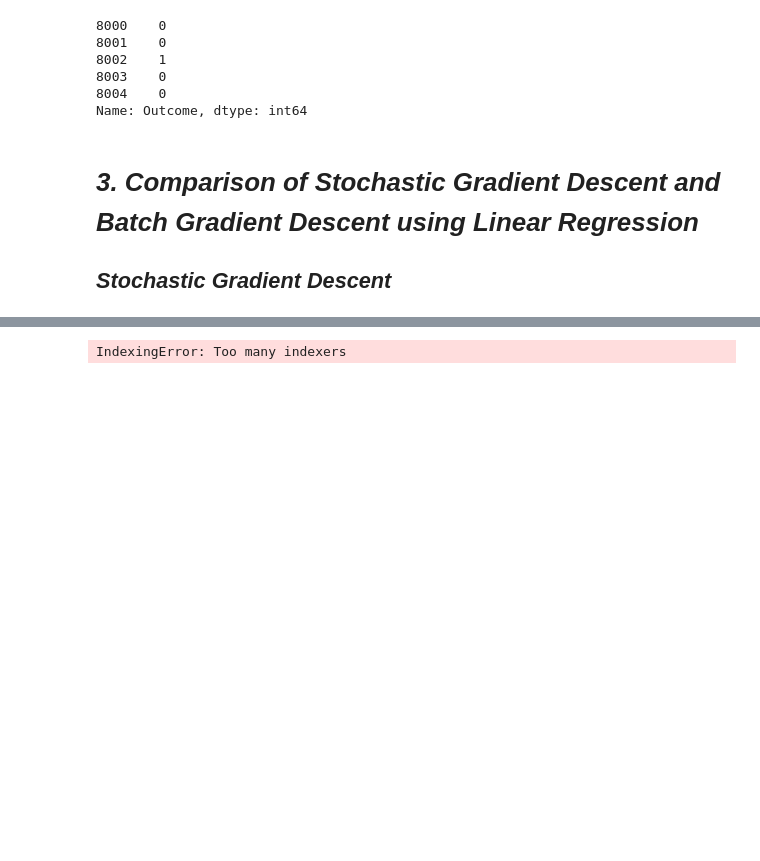
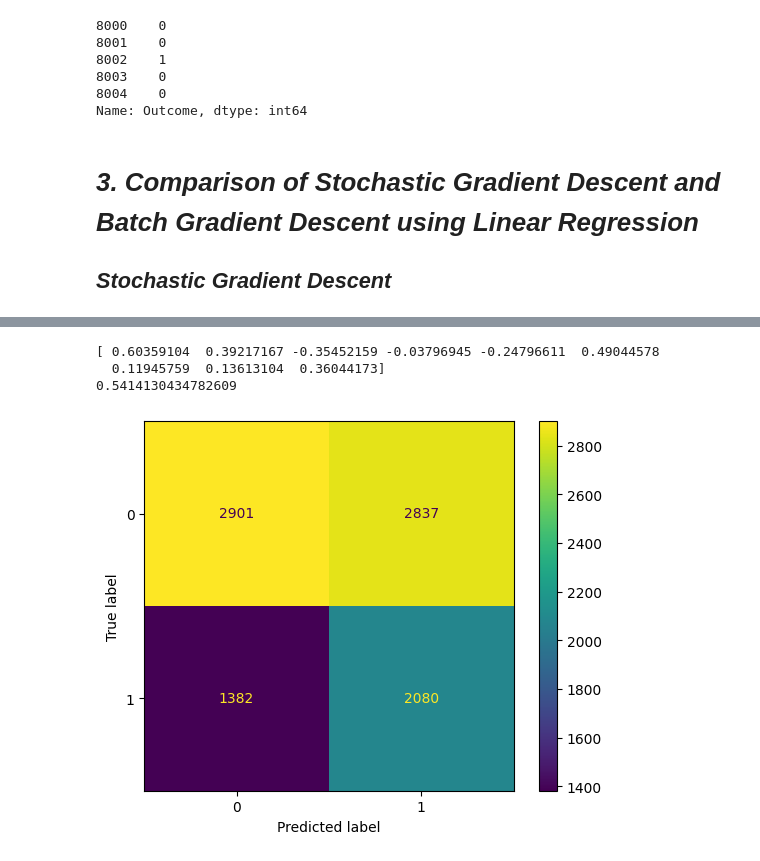
Before and after one commit to AmarjeetMohanty/ML_-assignment, a Jupyter notebook: model.ipynb, the cells around one changed output, grey strips where cells are left out. Saved outputs shown, nothing was run; the diff lists cells and outputs as text; code cells hidden in the pictures; blank space fills up the shorter version.

```diff
--- a/model.ipynb
+++ b/model.ipynb
@@ -228,3 +228,7 @@ Name: Outcome, dtype: int64
 # ***3. Comparison of Stochastic Gradient Descent and Batch Gradient Descent using Linear Regression***
 
 ## **_Stochastic Gradient Descent_**
+# %%
+X = df.drop(['Outcome'], axis=1)
+y = df['Outcome']
+X.head(),y.head()
@@ -231,23 +255,49 @@ Name: Outcome, dtype: int64
+# %%
+Synthetic_data = pd.read_csv(r"Generated_data")
+
+
+X1=Synthetic_data.iloc[:,1:9]
+for i in X1.columns:
+    X1[i]=(X1[i]-X1[i].mean())/X1[i].std()
+X1.insert(0, 'Ones', 1)
+
+X=X1.iloc[0:800,:]
+Y=Synthetic_data.iloc[0:800:,9:10]
+
+x_t=X1.iloc[800:,:]
+y_t=Synthetic_data.iloc[800:,9:10]
 # %%
-def Stochastic_gradient_descent(x,y, learning_rate, epochs):
+def Stochastic_gradient_descent(x,y, alpha, iterations):
 
     costIteration = []  # For storing the cost function at each iteration
     theta = np.ones((1,x.shape[1]))# Initializing thetas with 0s
 
     m = y.size
 
 
-    for i in range(epochs):
+    for i in range(iterations):
       index=np.random.randint(0,x.shape[1]-1)
       x_sample=x.loc[index,:]
       y_sample=y.loc[index,:]
       h = x_sample.dot(theta.T)
       diff=h-y_sample.values
-      theta = theta - learning_rate*(diff[0]*x_sample.values)
-      print("f{i} epochs completed")
+      theta = theta - alpha*(diff[0]*x_sample.values)
     return theta
+
+
+j=0.01
+k=1000
+theta=Stochastic_gradient_descent(X, Y, alpha=j, iterations=k)[0]
+print(theta)
+prediction_t=[]
+for i in x_t.index:
+    prediction=round(np.clip(x_t.loc[i,:].dot(theta),0,1))
+    prediction_t.append(prediction)
+
+ConfusionMatrixDisplay(confusion_matrix(y_t,prediction_t)).plot()
+print(accuracy_score(y_t,prediction_t))
+# %% [output]
+[ 0.60359104  0.39217167 -0.35452159 -0.03796945 -0.24796611  0.49044578
+  0.11945759  0.13613104  0.36044173]
+0.5414130434782609
+[figure, added]
-# %%
-theta=Stochastic_gradient_descent(X_train, y_train, 0.1, 10)
-theta
-# %% [output]
-IndexingError: Too many indexers
```
Also changed, not shown: parts of 3 cells of this notebook.
